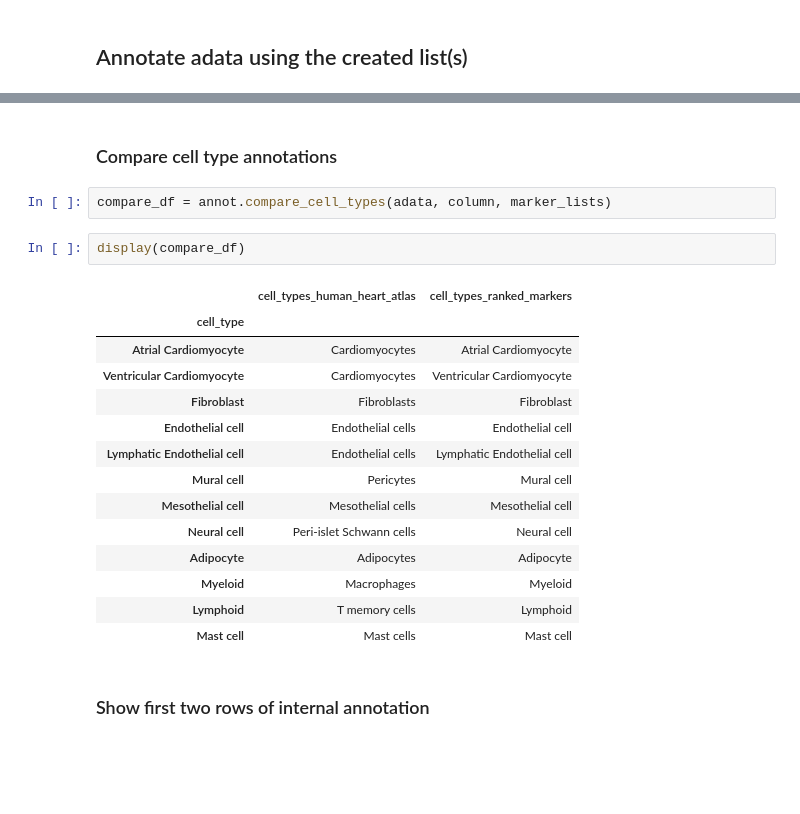
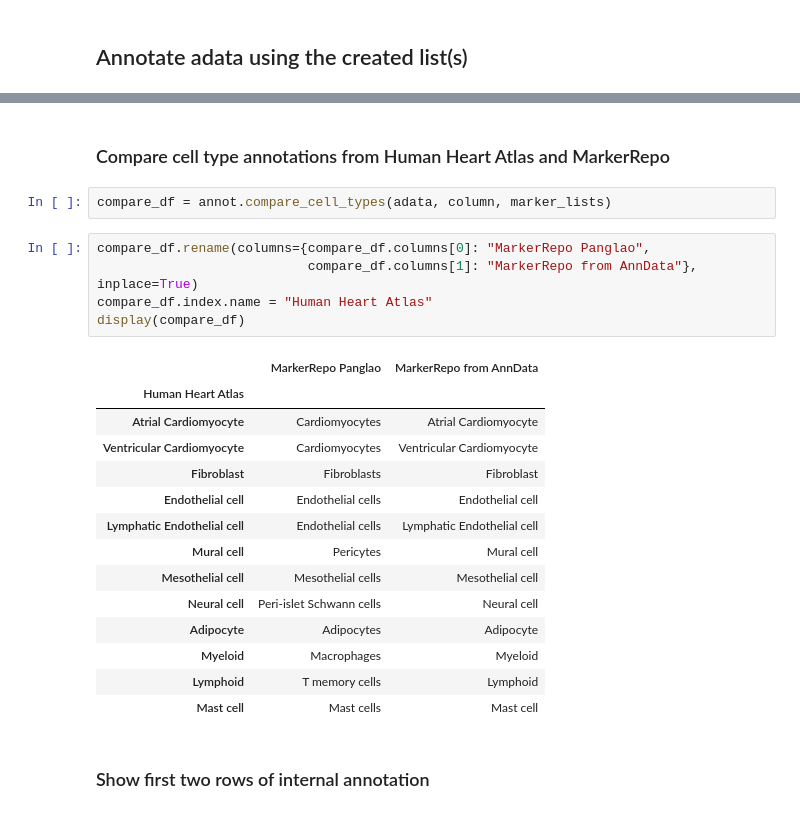
Before and after one commit to loosolab/MarkerRepo, a Jupyter notebook: notebooks/examples/Human_Heart_Atlas.ipynb, the cells around one changed output, grey strips where cells are left out. Saved outputs shown, nothing was run; the diff lists cells and outputs as text; blank space fills up the shorter version.

```diff
--- a/notebooks/examples/Human_Heart_Atlas.ipynb
+++ b/notebooks/examples/Human_Heart_Atlas.ipynb
@@ -299,13 +300,16 @@ Tables of cell type annotation with clustering cell_type
 ... (18 outputs left out)
 # %% [markdown]
-### Compare cell type annotations
+### Compare cell type annotations from Human Heart Atlas and MarkerRepo
 # %%
 compare_df = annot.compare_cell_types(adata, column, marker_lists)
 # %%
+compare_df.rename(columns={compare_df.columns[0]: "MarkerRepo Panglao",
+                           compare_df.columns[1]: "MarkerRepo from AnnData"}, inplace=True)
+compare_df.index.name = "Human Heart Atlas"
 display(compare_df)
 # %% [output]
-|  | cell_types_human_heart_atlas | cell_types_ranked_markers |
-| cell_type |  |  |
+|  | MarkerRepo Panglao | MarkerRepo from AnnData |
+| Human Heart Atlas |  |  |
 | Atrial Cardiomyocyte | Cardiomyocytes | Atrial Cardiomyocyte |
 | Ventricular Cardiomyocyte | Cardiomyocytes | Ventricular Cardiomyocyte |
 | Fibroblast | Fibroblasts | Fibroblast |
```
Also changed, not shown: parts of 10 cells of this notebook, 3 other files.
